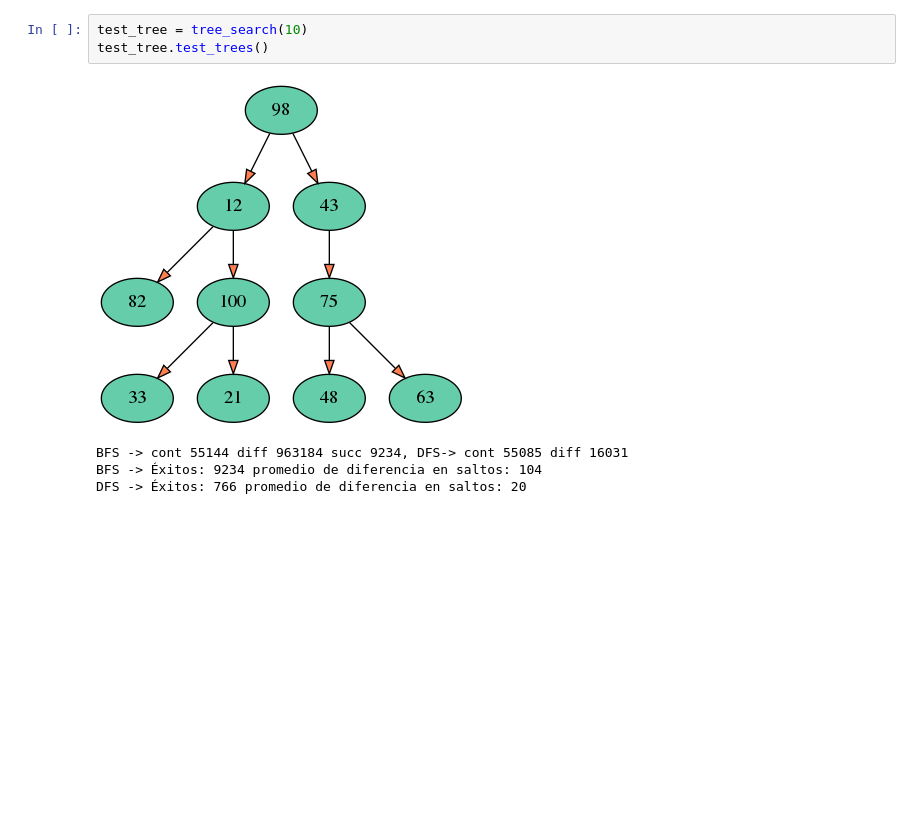
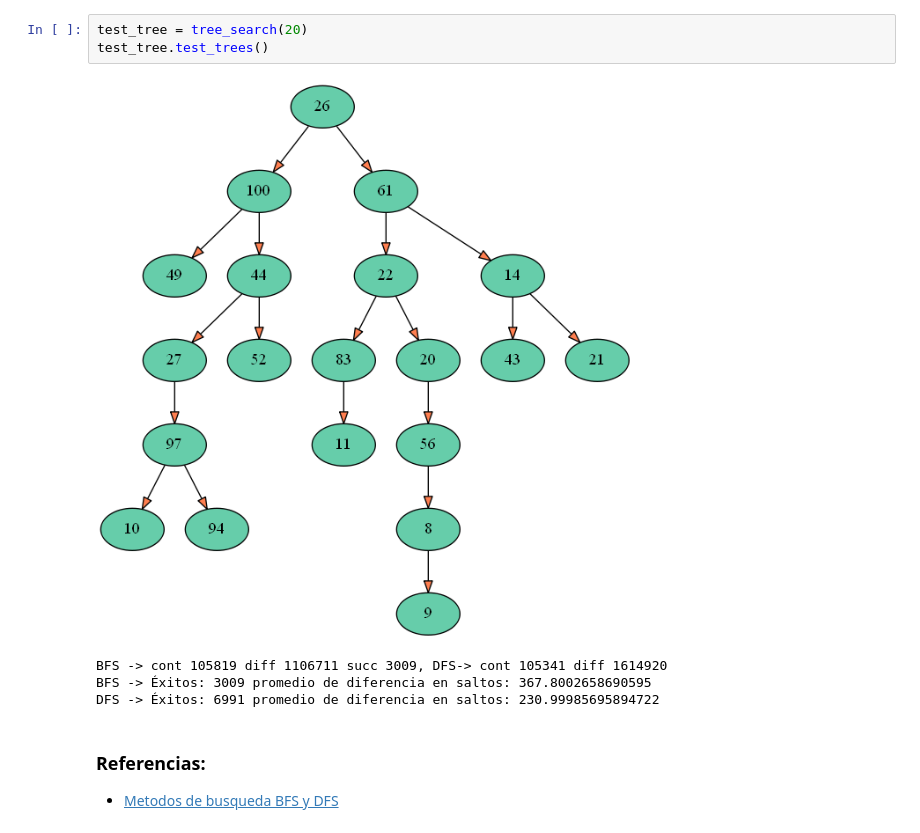
Before and after one commit to tenorio-lk/Trees-Search, a Jupyter notebook: Trees Search.ipynb, the cells around one changed output. Cells and saved outputs as stored; diff of their text form; blank space fills up the shorter version.

```diff
--- a/Trees Search.ipynb
+++ b/Trees Search.ipynb
@@ -129,10 +194,13 @@ class tree_search():
         print("BFS -> Éxitos: {} promedio de diferencia en saltos: {} ".format(BFS_success, BFS_diff/BFS_success))
         print("DFS -> Éxitos: {} promedio de diferencia en saltos: {} ".format(iterations-BFS_success, DFS_diff/(iterations-BFS_success)))
 # %%
-test_tree = tree_search(10)
+test_tree = tree_search(20)
 test_tree.test_trees()
 # %% [output]
-[figure, old version]
+[figure, new version]
-BFS -> cont 55144 diff 963184 succ 9234, DFS-> cont 55085 diff 16031
-BFS -> Éxitos: 9234 promedio de diferencia en saltos: 104
-DFS -> Éxitos: 766 promedio de diferencia en saltos: 20
+BFS -> cont 105819 diff 1106711 succ 3009, DFS-> cont 105341 diff 1614920
+BFS -> Éxitos: 3009 promedio de diferencia en saltos: 367.8002658690595
+DFS -> Éxitos: 6991 promedio de diferencia en saltos: 230.99985695894722
+# %% [markdown]
+### Referencias:
+* [Metodos de busqueda BFS y DFS](https://www.youtube.com/watch?v=hFDZdMGU-LY)
```
Also changed, not shown: parts of 6 cells of this notebook, 4 other files.
